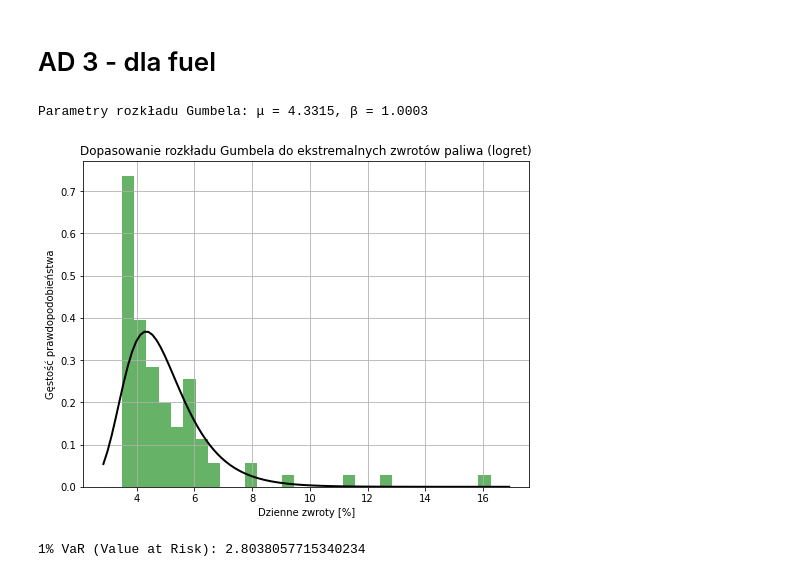
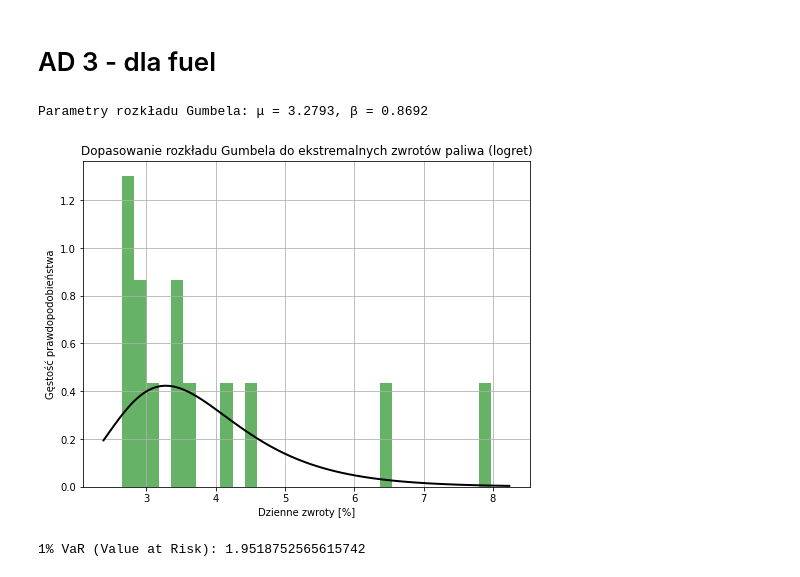
Before and after one commit to werpyr1003/Zarz-dzanie_ryzykiem_McDonald_Corporation, a Jupyter notebook: Projekt_2/Kody.ipynb, the cells around one changed output. Saved outputs shown, nothing was run; the diff lists cells and outputs as text; code cells hidden in the pictures.

```diff
--- a/Projekt_2/Kody.ipynb
+++ b/Projekt_2/Kody.ipynb
@@ -130,0 +187,10 @@ logret_fuel = np.log(fuel_prices / fuel_prices.shift(1)).dropna()
+# %%
+df = pd.read_csv('fuel_output.csv', sep=';')
+df['Date'] = pd.to_datetime(df['Date'])
+
+# Wyodrębnij kolumny do zmiennych
+dates = df['Date']
+fuel_data = df['fuel_data']
+logret_fuel_data = df['logret_fuel_data']
+
+print(len(dates),len( fuel_data),len( logret_fuel_data))
@@ -919,40 +943,40 @@ import numpy as np
 import scipy.stats as stats
 
 # Przeliczamy logret_fuel na procenty, żeby wartości były bardziej czytelne
-daily_returns_percent = logret_fuel * 100
+daily_returns_percent = logret_fuel_data * 100
 
 # 95. percentyl – granica wartości ekstremalnych
 threshold = np.percentile(daily_returns_percent.dropna(), 95)
 
 # Ekstremalne wartości powyżej progu
 extreme_values = daily_returns_percent[daily_returns_percent > threshold]
 
 # Dopasowanie rozkładu Gumbela
 params = stats.gumbel_r.fit(extreme_values)
 
 # Wypisanie parametrów
 print(f"Parametry rozkładu Gumbela: μ = {params[0]:.4f}, β = {params[1]:.4f}")
 
 # Rysowanie histogramu + gęstość rozkładu Gumbela
 plt.figure(figsize=(8, 6))
 plt.hist(extreme_values, bins=30, density=True, alpha=0.6, color='green')
 
 xmin, xmax = plt.xlim()
 x = np.linspace(xmin, xmax, 100)
 p = stats.gumbel_r.pdf(x, *params)
 
 plt.plot(x, p, 'k', linewidth=2)
 plt.title("Dopasowanie rozkładu Gumbela do ekstremalnych zwrotów paliwa (logret)")
 plt.xlabel("Dzienne zwroty [%]")
 plt.ylabel("Gęstość prawdopodobieństwa")
 plt.grid(True)
 plt.show()
 # %% [output]
-Parametry rozkładu Gumbela: μ = 4.3315, β = 1.0003
+Parametry rozkładu Gumbela: μ = 3.2793, β = 0.8692
-[figure, old version]
+[figure, new version]
 # %%
 # Obliczanie 1% VaR z dopasowanego rozkładu Gumbela (wartość, która nie będzie przekroczona w 1% dni roboczych)
 var_1_percent = stats.gumbel_r.ppf(0.01, *params)
 print(f"1% VaR (Value at Risk): {var_1_percent}")
 # %% [output]
-1% VaR (Value at Risk): 2.8038057715340234
+1% VaR (Value at Risk): 1.9518752565615742
```
Also changed, not shown: parts of 17 cells of this notebook, 2 other files.
